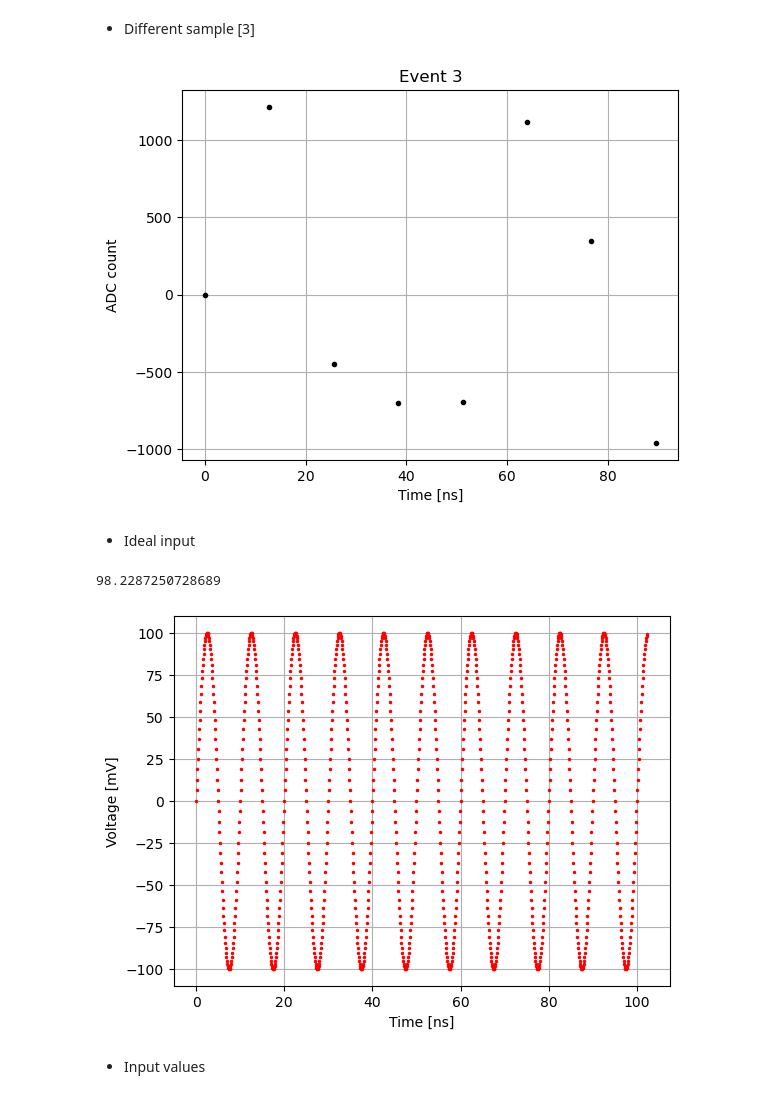
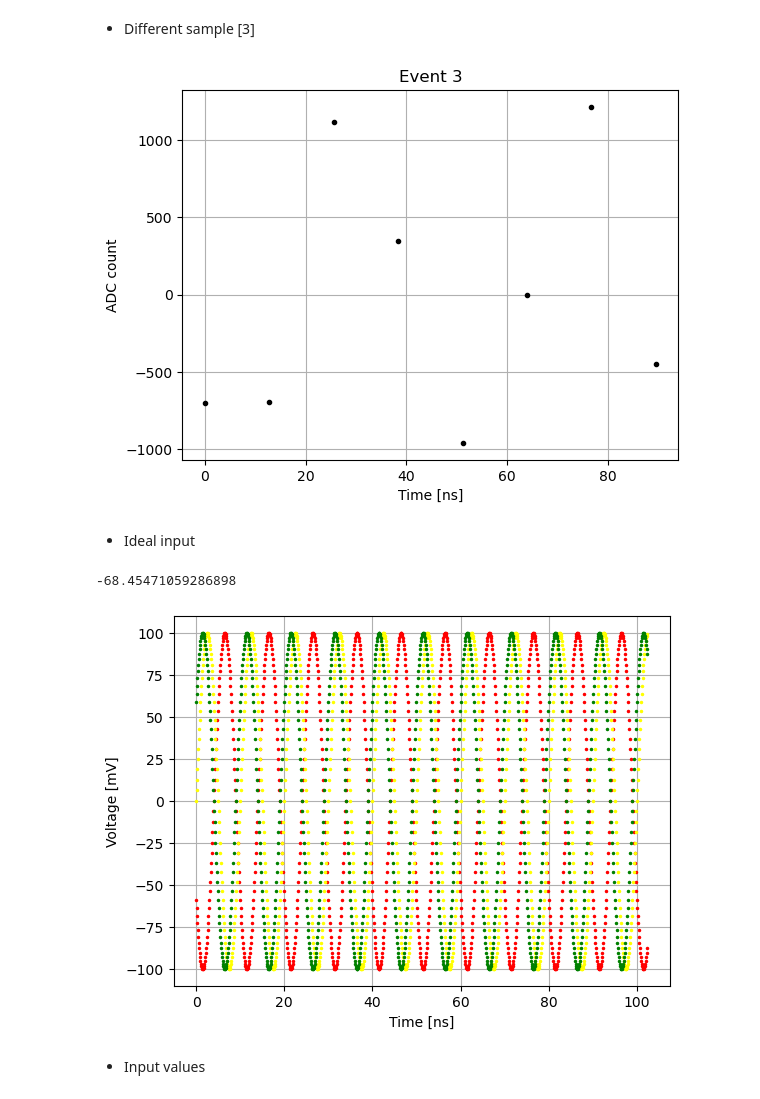
Before and after one commit to sigarnero/GasPM, a Jupyter notebook: NALU_calibration/Nalu_SingleCell.ipynb, the cells around one changed output. Cells and saved outputs as stored; diff of their text form; code cells hidden in the pictures.

```diff
--- a/NALU_calibration/Nalu_SingleCell.ipynb
+++ b/NALU_calibration/Nalu_SingleCell.ipynb
@@ -188,37 +188,40 @@ plt.grid()
 * Different sample [3]
 # %%
 event_3 = cell_data[cell_number][event_indices[3]*8:event_indices[3]*8+8]
-shifted_event_3 = np.roll(event_3, -5)
 
-plt.plot(time_0, shifted_event_3,'.', color='black', label="Data")
+plt.plot(time_0, event_3,'.', color='black', label="Data")
 plt.xlabel("Time [ns]")
 plt.ylabel("ADC count");
 plt.title("Event 3")
 plt.grid()
 # %% [output]
-[figure, old version]
+[figure, new version]
 # %% [markdown]
 * Ideal input
 # %%
 def sinewave(x, A, f, phi, c):
     return A * np.sin(2 * np.pi * f * x + phi) + c
-
+t0 = 64.0
 # x = np.linspace(0,51.1,512)
 x = np.linspace(0,102.3,1024)
-phi = 0
+# phi = 0
 # phi = np.pi
-# phi = phi_fit
-sine = sinewave(x, 100,  0.100, 0, 0)  # Generate sine wave
-# sine = sinewave(x, 100,  0.100, np.pi, 0)
+phi = -2 * np.pi * 0.100 * t0
+phi_2 = -2 * np.pi * 0.100 * t0
+sine = sinewave(x, 100,  0.100, phi, 0)  # Generate sine wave
+sine_1 = sinewave(x, 100,  0.100, 0, 0)
+sine_2 = sinewave(x, -100,  0.100, phi_2, 0)
 
 plt.plot(x, sine,'.', markersize=3, color='red', label="Input Sine Wave")
+plt.plot(x, sine_1,'.', markersize=3, color='yellow', label="Input Sine Wave")
+plt.plot(x, sine_2,'.', markersize=3, color='green', label="Input Sine Wave")
 plt.xlabel("Time [ns]")
 plt.ylabel("Voltage [mV]");
 plt.grid()
 print(sine[128])
 # %% [output]
-98.2287250728689
+-68.45471059286898
-[figure, old version]
+[figure, new version]
 # %% [markdown]
 * Input values
 # %%
```
Also changed, not shown: parts of 11 cells of this notebook.
